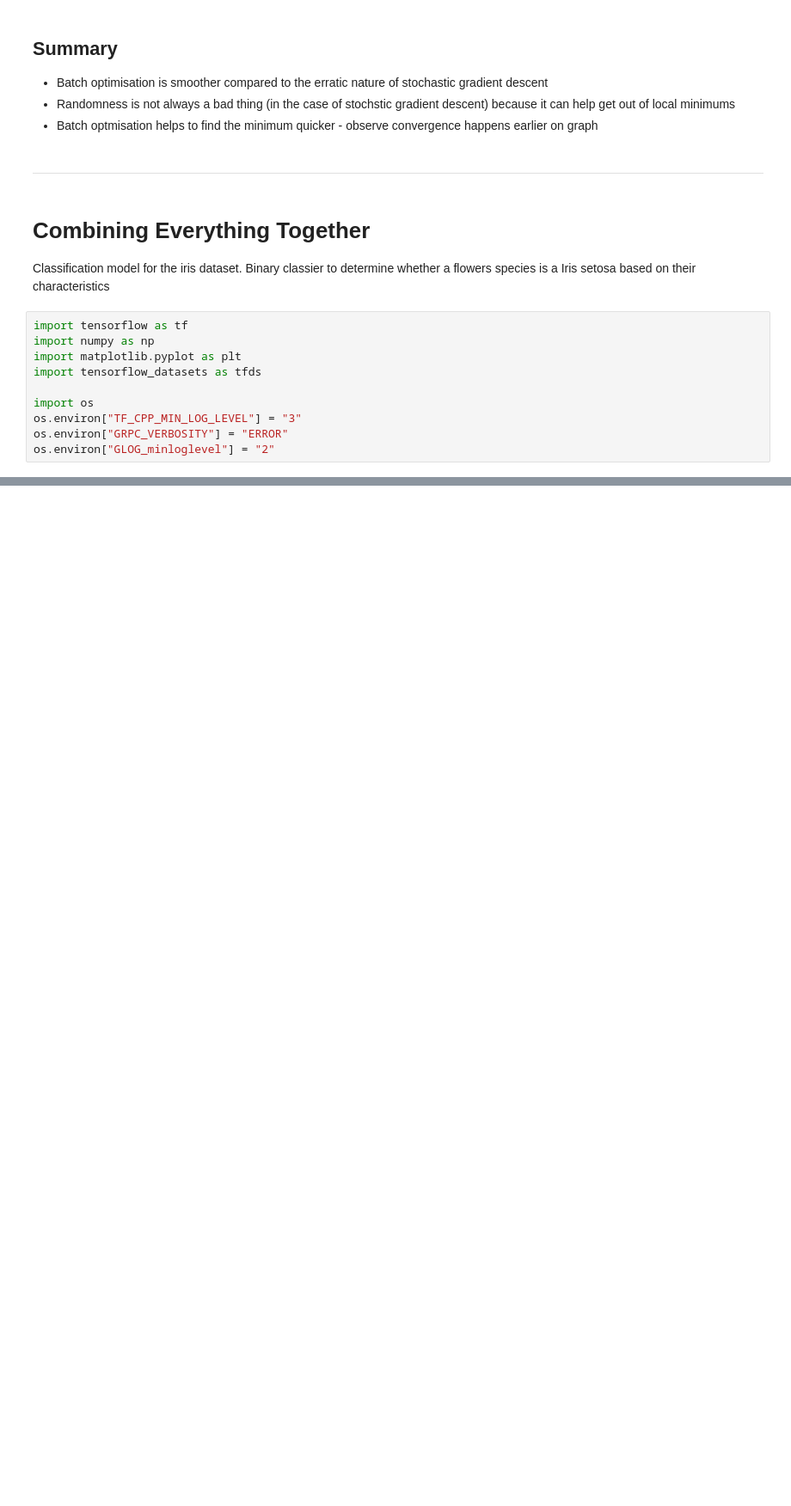
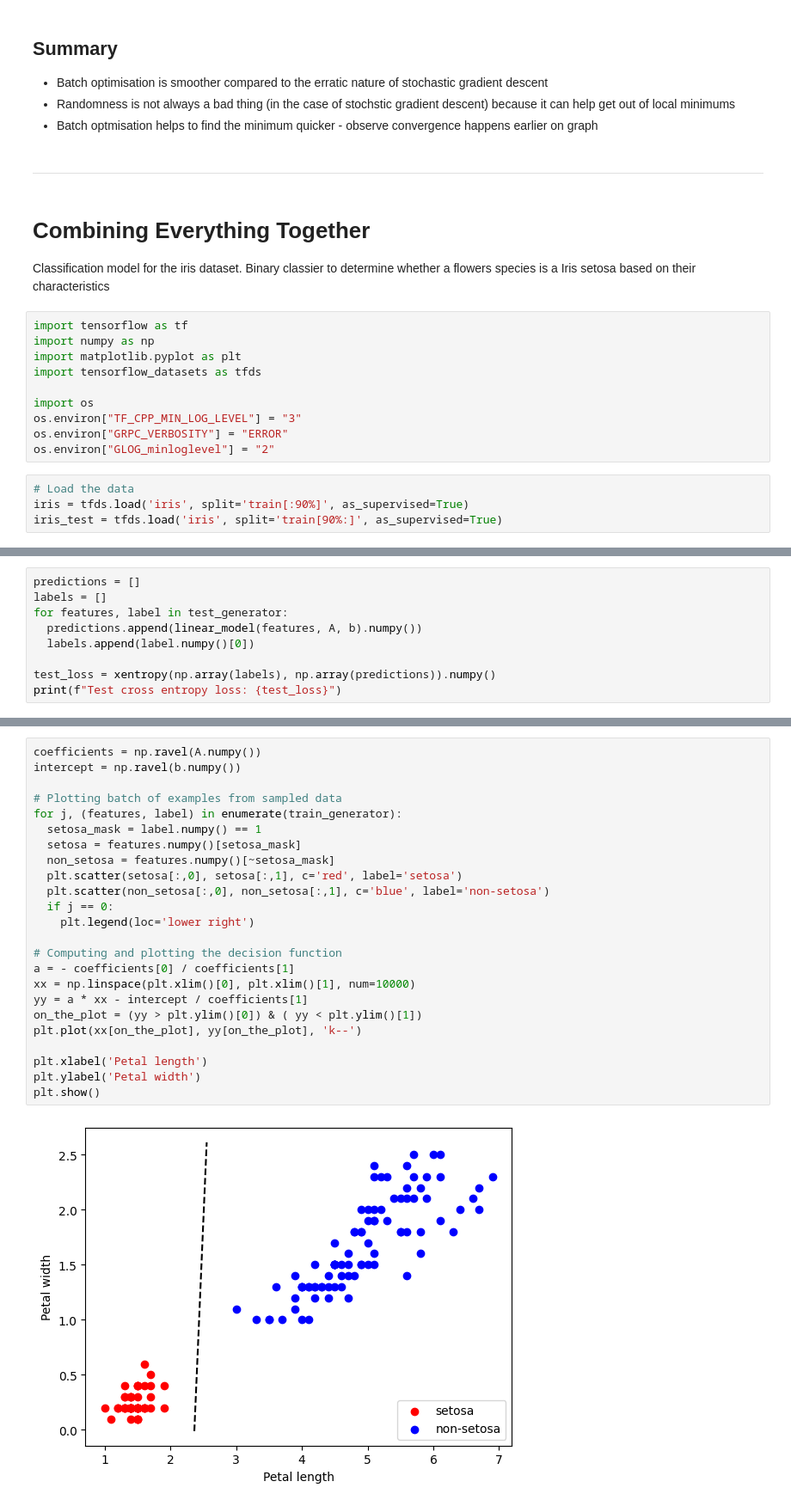
Before and after one commit to minimartzz/tensorflow-cookbook, a Jupyter notebook: ch2 tensorflow way/tensorflow-way.ipynb, the cells around one changed output, grey strips where cells are left out. Shown at 86% size. Cells and saved outputs as stored; diff of their text form; blank space fills up the shorter version.

```diff
--- a/ch2 tensorflow way/tensorflow-way.ipynb
+++ b/ch2 tensorflow way/tensorflow-way.ipynb
@@ -672,3 +673,7 @@ import os
 os.environ["TF_CPP_MIN_LOG_LEVEL"] = "3"
 os.environ["GRPC_VERBOSITY"] = "ERROR"
 os.environ["GLOG_minloglevel"] = "2"
+# %%
+# Load the data
+iris = tfds.load('iris', split='train[:90%]', as_supervised=True)
+iris_test = tfds.load('iris', split='train[90%:]', as_supervised=True)
@@ -674,0 +769,9 @@ os.environ["GLOG_minloglevel"] = "2"
+# %%
+predictions = []
+labels = []
+for features, label in test_generator:
+  predictions.append(linear_model(features, A, b).numpy())
+  labels.append(label.numpy()[0])
+
+test_loss = xentropy(np.array(labels), np.array(predictions)).numpy()
+print(f"Test cross entropy loss: {test_loss}")
@@ -674,0 +780,26 @@ os.environ["GLOG_minloglevel"] = "2"
+# %%
+coefficients = np.ravel(A.numpy())
+intercept = np.ravel(b.numpy())
+
+# Plotting batch of examples from sampled data
+for j, (features, label) in enumerate(train_generator):
+  setosa_mask = label.numpy() == 1
+  setosa = features.numpy()[setosa_mask]
+  non_setosa = features.numpy()[~setosa_mask]
+  plt.scatter(setosa[:,0], setosa[:,1], c='red', label='setosa')
+  plt.scatter(non_setosa[:,0], non_setosa[:,1], c='blue', label='non-setosa')
+  if j == 0:
+    plt.legend(loc='lower right')
+
+# Computing and plotting the decision function
+a = - coefficients[0] / coefficients[1]
+xx = np.linspace(plt.xlim()[0], plt.xlim()[1], num=10000)
+yy = a * xx - intercept / coefficients[1]
+on_the_plot = (yy > plt.ylim()[0]) & ( yy < plt.ylim()[1])
+plt.plot(xx[on_the_plot], yy[on_the_plot], 'k--')
+
+plt.xlabel('Petal length')
+plt.ylabel('Petal width')
+plt.show()
+# %% [output]
+[figure, added]
```
Also changed, not shown: parts of 10 cells of this notebook.
